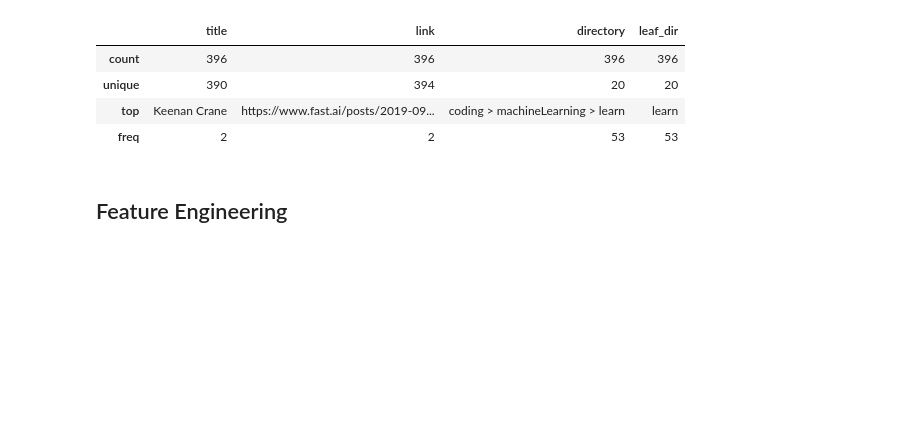
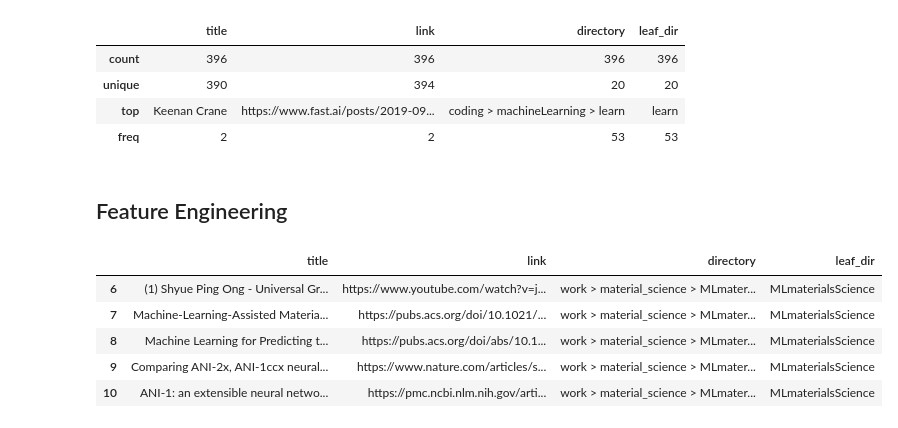
Before and after one commit to rudraprsd/bookmark-classifier, a Jupyter notebook: main.ipynb, the cells around one changed output. Saved outputs shown, nothing was run; the diff lists cells and outputs as text; code cells hidden in the pictures; blank space fills up the shorter version.

```diff
--- a/main.ipynb
+++ b/main.ipynb
@@ -173,3 +173,12 @@ df_filtered.describe()
 | freq | 2 | 2 | 53 | 53 |
 # %% [markdown]
 ## Feature Engineering
+# %%
+df_filtered.head()
+# %% [output]
+|  | title | link | directory | leaf_dir |
+| 6 | (1) Shyue Ping Ong - Universal Gr... | https://www.youtube.com/watch?v=j... | work > material_science > MLmater... | MLmaterialsScience |
+| 7 | Machine-Learning-Assisted Materia... | https://pubs.acs.org/doi/10.1021/... | work > material_science > MLmater... | MLmaterialsScience |
+| 8 | Machine Learning for Predicting t... | https://pubs.acs.org/doi/abs/10.1... | work > material_science > MLmater... | MLmaterialsScience |
+| 9 | Comparing ANI-2x, ANI-1ccx neural... | https://www.nature.com/articles/s... | work > material_science > MLmater... | MLmaterialsScience |
+| 10 | ANI-1: an extensible neural netwo... | https://pmc.ncbi.nlm.nih.gov/arti... | work > material_science > MLmater... | MLmaterialsScience |
```
Also changed, not shown: parts of 33 cells of this notebook.
